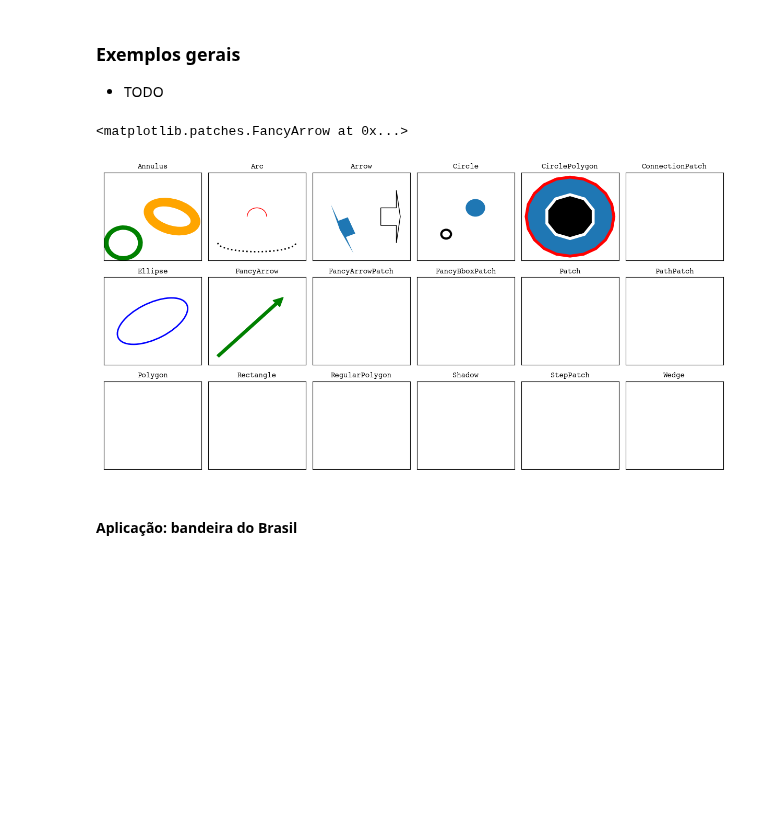
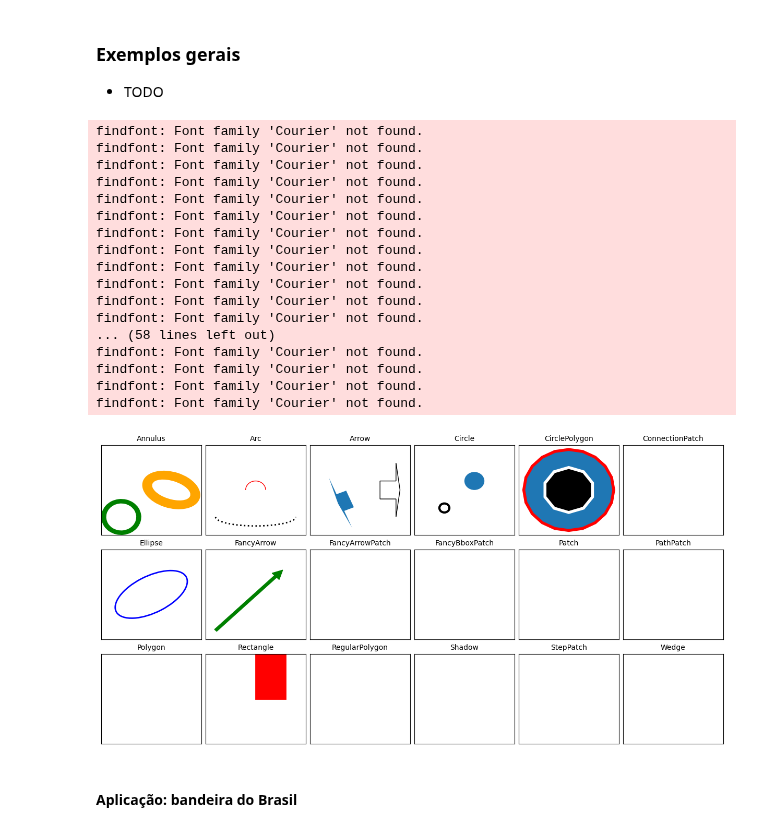
Before and after one commit to gcpeixoto/DATAVIZ, a Jupyter notebook: ipynb/B-quick-guide-matplotlib.ipynb, the cells around one changed output. Drawn from its saved outputs; the diff is of its cells as text; code cells hidden in the pictures; blank space fills up the shorter version.

Commit message:
feat: add rectangle example

```diff
--- a/ipynb/B-quick-guide-matplotlib.ipynb
+++ b/ipynb/B-quick-guide-matplotlib.ipynb
@@ -542,36 +545,61 @@ e1 = ptc.CirclePolygon(xy=(0.5,0.5),
 
 e2 = ptc.CirclePolygon(xy=(0.5,0.5),
                        radius=0.25,
                        resolution=10,
                        facecolor='k',
                        edgecolor='w',
                        lw=4)
 
 ax[0,4].add_patch(e1); ax[0,4].add_patch(e2)
 
-
 # --- ELLIPSE
 center = (0.5, 0.5)
 width = 0.8
 height = 0.4
 angle = 30
 
 g1 = ptc.Ellipse(center, width, height, angle=angle, edgecolor='blue', facecolor='none', linewidth=2)
 
 ax[1,0].add_patch(g1)
 
 # --- FANCYARROW
 start_point = (0.1, 0.1)
 end_point = (0.7, 0.7)
 
 h1 = ptc.FancyArrow(start_point[0], start_point[1],
                                  end_point[0] - start_point[0], end_point[1] - start_point[1],
                                  color='green', width=0.03, head_width=0.1, head_length=0.1)
 
 ax[1,1].add_patch(h1);
+
+# --- RECTANGLE
+f1 = ptc.Rectangle(xy=(0.5,0.5),
+                    width=0.3,
+                    height=0.9,
+                    angle=0,
+                    color='red',
+                    lw=2)
+
+ax[2,1].add_patch(f1);
 # %% [output]
-<matplotlib.patches.FancyArrow at 0x...>
+findfont: Font family 'Courier' not found.
+findfont: Font family 'Courier' not found.
+findfont: Font family 'Courier' not found.
+findfont: Font family 'Courier' not found.
+findfont: Font family 'Courier' not found.
+findfont: Font family 'Courier' not found.
+findfont: Font family 'Courier' not found.
+findfont: Font family 'Courier' not found.
+findfont: Font family 'Courier' not found.
+findfont: Font family 'Courier' not found.
+findfont: Font family 'Courier' not found.
+findfont: Font family 'Courier' not found.
+... (58 lines left out)
+findfont: Font family 'Courier' not found.
+findfont: Font family 'Courier' not found.
+findfont: Font family 'Courier' not found.
+findfont: Font family 'Courier' not found.
-[figure, old version]
+[figure, new version]
 # %% [markdown]
 #### Aplicação: bandeira do Brasil
 # %%
```
Also changed, not shown: parts of 7 cells of this notebook.
